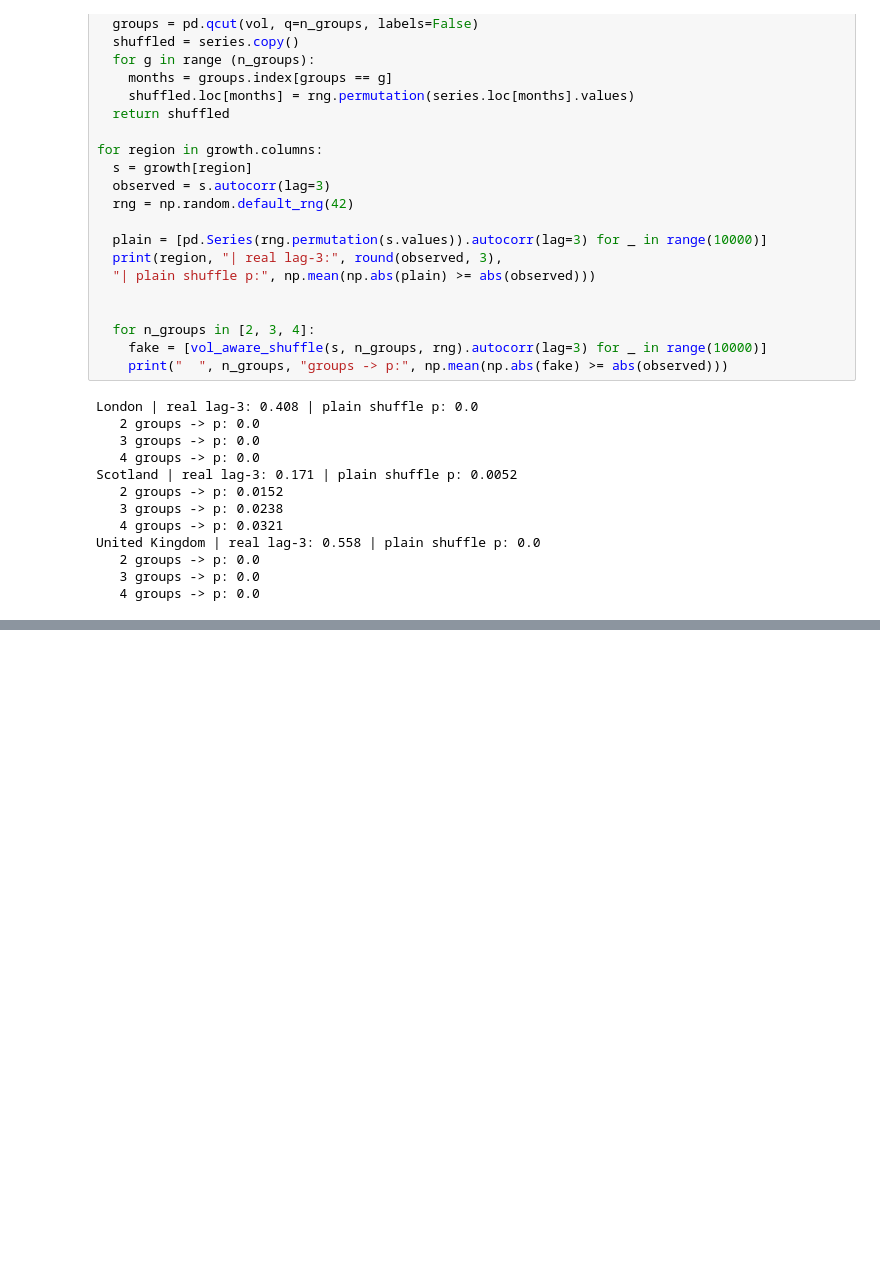
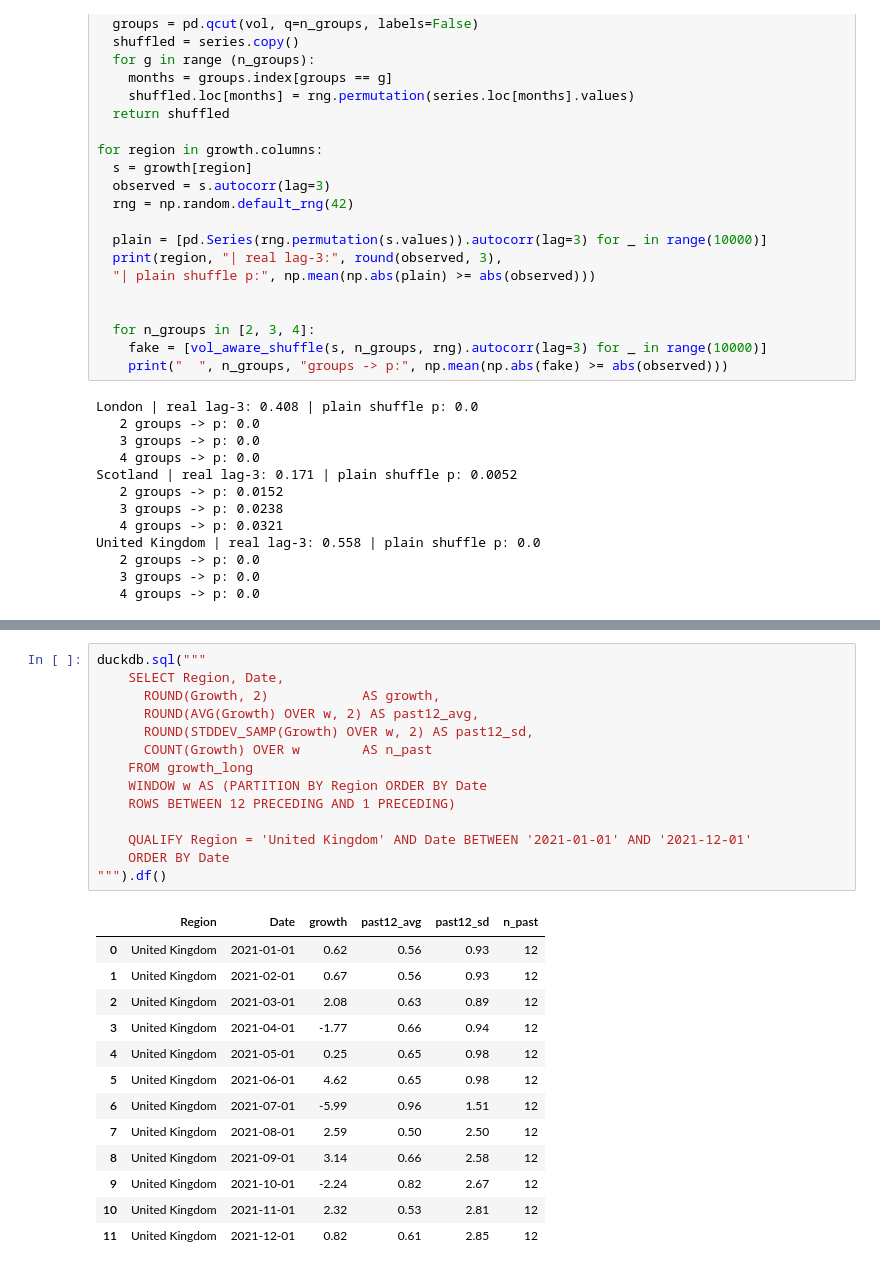
Before and after one commit to alberttrier/uk-house-price-forecasting, a Jupyter notebook: uk_house_prices.ipynb, the cells around one changed output, grey strips where cells are left out. Cells and saved outputs as stored; diff of their text form; blank space fills up the shorter version.

```diff
--- a/uk_house_prices.ipynb
+++ b/uk_house_prices.ipynb
@@ -163,0 +306,28 @@ United Kingdom | real lag-3: 0.558 | plain shuffle p: 0.0
+# %%
+duckdb.sql("""
+    SELECT Region, Date,
+      ROUND(Growth, 2)            AS growth,
+      ROUND(AVG(Growth) OVER w, 2) AS past12_avg,
+      ROUND(STDDEV_SAMP(Growth) OVER w, 2) AS past12_sd,
+      COUNT(Growth) OVER w        AS n_past
+    FROM growth_long
+    WINDOW w AS (PARTITION BY Region ORDER BY Date
+    ROWS BETWEEN 12 PRECEDING AND 1 PRECEDING)
+
+    QUALIFY Region = 'United Kingdom' AND Date BETWEEN '2021-01-01' AND '2021-12-01'
+    ORDER BY Date
+""").df()
+# %% [output]
+|  | Region | Date | growth | past12_avg | past12_sd | n_past |
+| 0 | United Kingdom | 2021-01-01 | 0.62 | 0.56 | 0.93 | 12 |
+| 1 | United Kingdom | 2021-02-01 | 0.67 | 0.56 | 0.93 | 12 |
+| 2 | United Kingdom | 2021-03-01 | 2.08 | 0.63 | 0.89 | 12 |
+| 3 | United Kingdom | 2021-04-01 | -1.77 | 0.66 | 0.94 | 12 |
+| 4 | United Kingdom | 2021-05-01 | 0.25 | 0.65 | 0.98 | 12 |
+| 5 | United Kingdom | 2021-06-01 | 4.62 | 0.65 | 0.98 | 12 |
+| 6 | United Kingdom | 2021-07-01 | -5.99 | 0.96 | 1.51 | 12 |
+| 7 | United Kingdom | 2021-08-01 | 2.59 | 0.50 | 2.50 | 12 |
+| 8 | United Kingdom | 2021-09-01 | 3.14 | 0.66 | 2.58 | 12 |
+| 9 | United Kingdom | 2021-10-01 | -2.24 | 0.82 | 2.67 | 12 |
+| 10 | United Kingdom | 2021-11-01 | 2.32 | 0.53 | 2.81 | 12 |
+| 11 | United Kingdom | 2021-12-01 | 0.82 | 0.61 | 2.85 | 12 |
```
Also changed, not shown: parts of 9 cells of this notebook.
